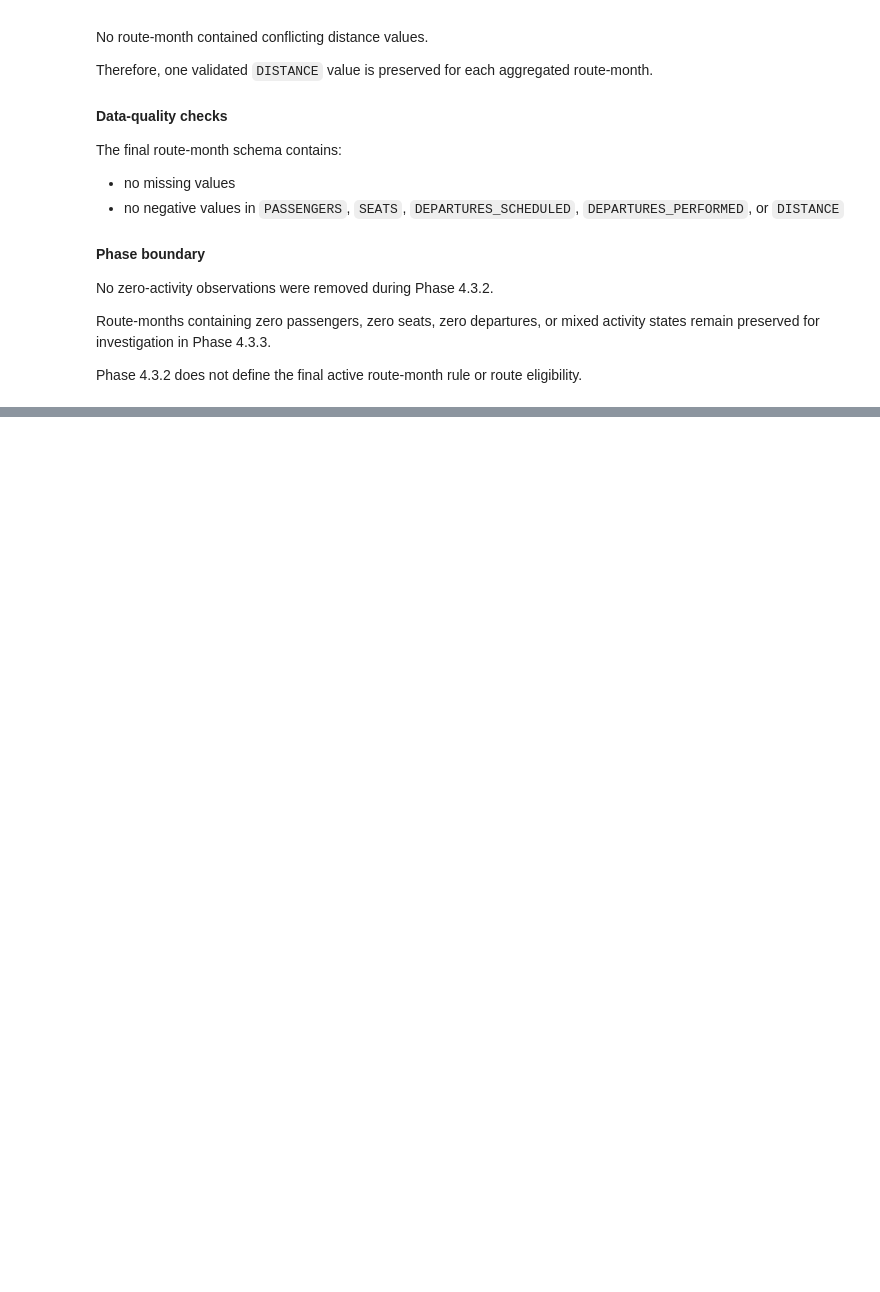
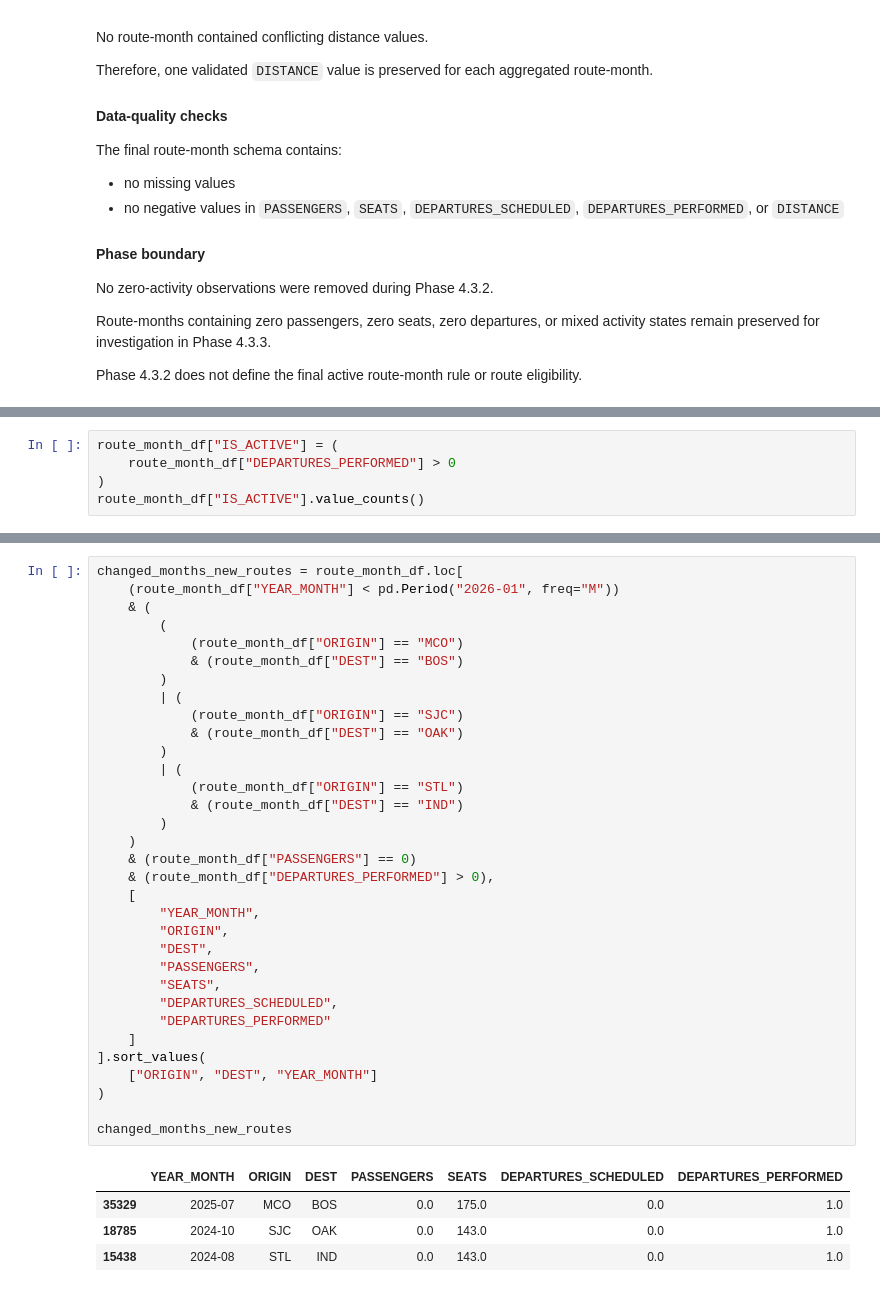
Before and after one commit to ahmadshamali/airline-demand-capacity-planning, a Jupyter notebook: notebooks/03_route_month_foundation.ipynb, the cells around one changed output, grey strips where cells are left out. Cells and saved outputs as stored; diff of their text form; blank space fills up the shorter version.

```diff
--- a/notebooks/03_route_month_foundation.ipynb
+++ b/notebooks/03_route_month_foundation.ipynb
@@ -1227,0 +1467,5 @@ Phase 4.3.2 does not define the final active route-month rule or route eligibili
+# %%
+route_month_df["IS_ACTIVE"] = (
+    route_month_df["DEPARTURES_PERFORMED"] > 0
+)
+route_month_df["IS_ACTIVE"].value_counts()
@@ -1227,0 +1627,38 @@ Phase 4.3.2 does not define the final active route-month rule or route eligibili
+# %%
+changed_months_new_routes = route_month_df.loc[
+    (route_month_df["YEAR_MONTH"] < pd.Period("2026-01", freq="M"))
+    & (
+        (
+            (route_month_df["ORIGIN"] == "MCO")
+            & (route_month_df["DEST"] == "BOS")
+        )
+        | (
+            (route_month_df["ORIGIN"] == "SJC")
+            & (route_month_df["DEST"] == "OAK")
+        )
+        | (
+            (route_month_df["ORIGIN"] == "STL")
+            & (route_month_df["DEST"] == "IND")
+        )
+    )
+    & (route_month_df["PASSENGERS"] == 0)
+    & (route_month_df["DEPARTURES_PERFORMED"] > 0),
+    [
+        "YEAR_MONTH",
+        "ORIGIN",
+        "DEST",
+        "PASSENGERS",
+        "SEATS",
+        "DEPARTURES_SCHEDULED",
+        "DEPARTURES_PERFORMED"
+    ]
+].sort_values(
+    ["ORIGIN", "DEST", "YEAR_MONTH"]
+)
+
+changed_months_new_routes
+# %% [output]
+|  | YEAR_MONTH | ORIGIN | DEST | PASSENGERS | SEATS | DEPARTURES_SCHEDULED | DEPARTURES_PERFORMED |
+| 35329 | 2025-07 | MCO | BOS | 0.0 | 175.0 | 0.0 | 1.0 |
+| 18785 | 2024-10 | SJC | OAK | 0.0 | 143.0 | 0.0 | 1.0 |
+| 15438 | 2024-08 | STL | IND | 0.0 | 143.0 | 0.0 | 1.0 |
```
Also changed, not shown: parts of 24 cells of this notebook.
